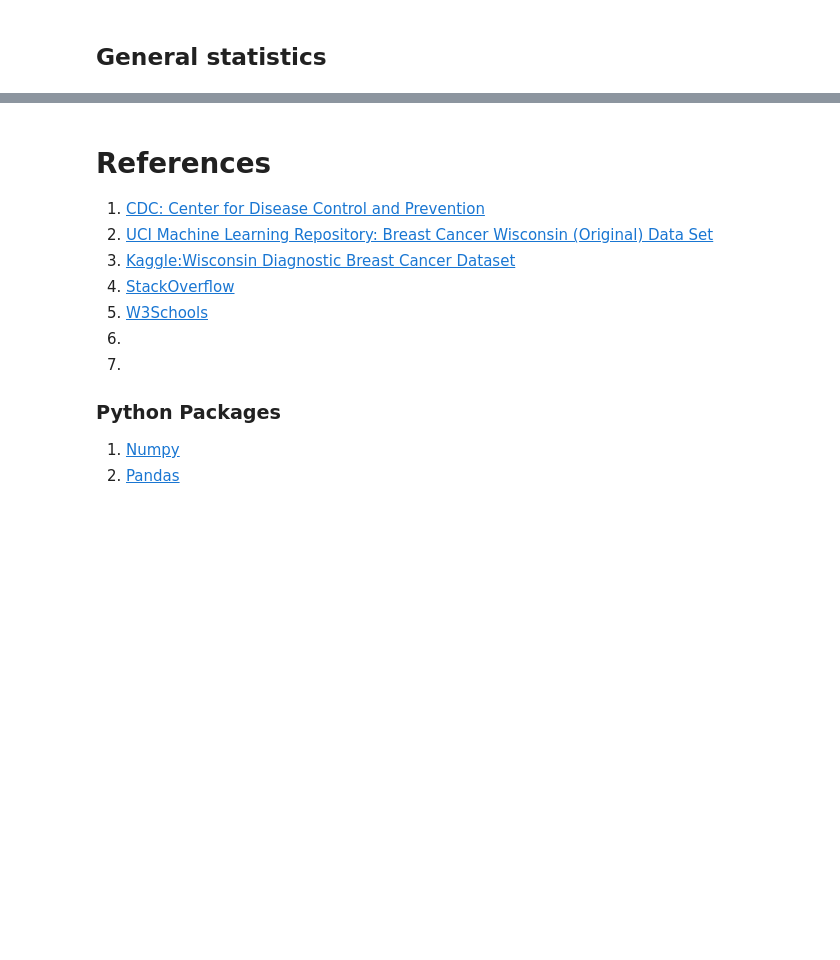
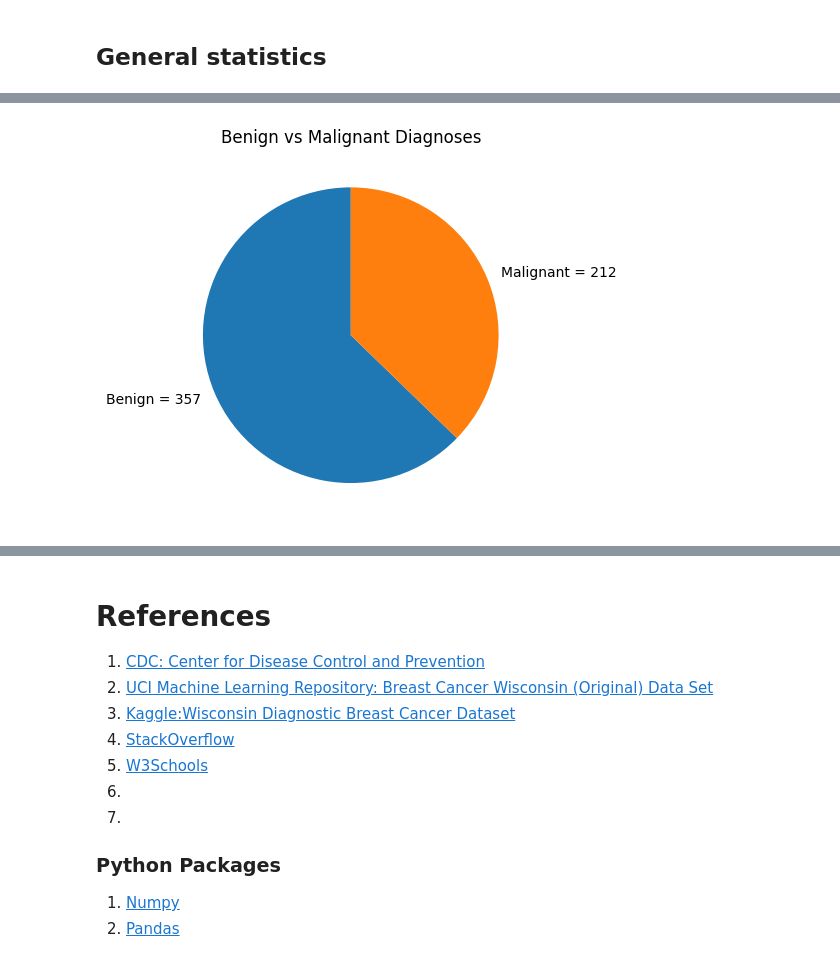
Before and after one commit to StephenCaulfield/Programming-for-Data-Analytics-2, a Jupyter notebook: PFDA_project_2.ipynb, the cells around one changed output, grey strips where cells are left out. Saved outputs shown, nothing was run; the diff lists cells and outputs as text; code cells hidden in the pictures; blank space fills up the shorter version.

```diff
--- a/PFDA_project_2.ipynb
+++ b/PFDA_project_2.ipynb
@@ -141,7 +145,7 @@ print (main_df.shape)
 # %% [markdown]
 ID is a column I have deem to be a redundant column for this analysis as there is no statistical knowledge to be earned from its analysis. So it will be removed.
 # %%
-main_df = main_df.drop(["id"], axis = 1)
+main_df = main_df.drop(["id", "Unnamed: 32"], axis = 1)
 
 main_df.head()
 # %% [output]
@@ -163,0 +183,10 @@ main_df.describe()
+# %%
+diag = main_df['diagnosis'].value_counts()
+benign = f'Benign = {diag[0]}'
+malig = f'Malignant = {diag[1]}'
+diag_title = [benign, malig]
+plt.pie(diag, labels=diag_title,startangle=90)
+plt.title('Benign vs Malignant Diagnoses')
+plt.show();
+# %% [output]
+[figure, added]
```
Also changed, not shown: parts of 10 cells of this notebook.
